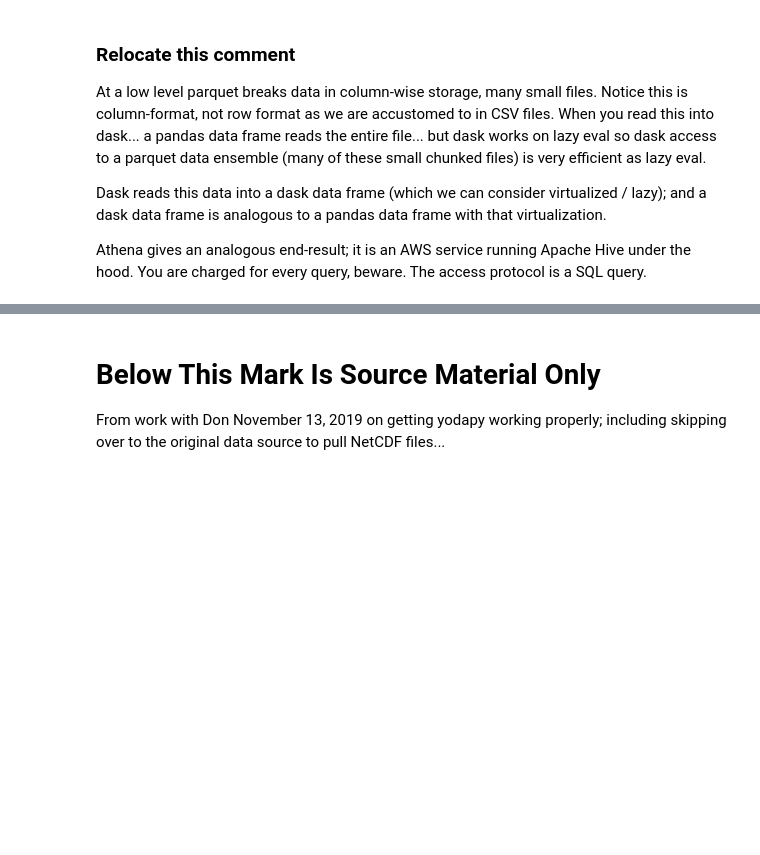
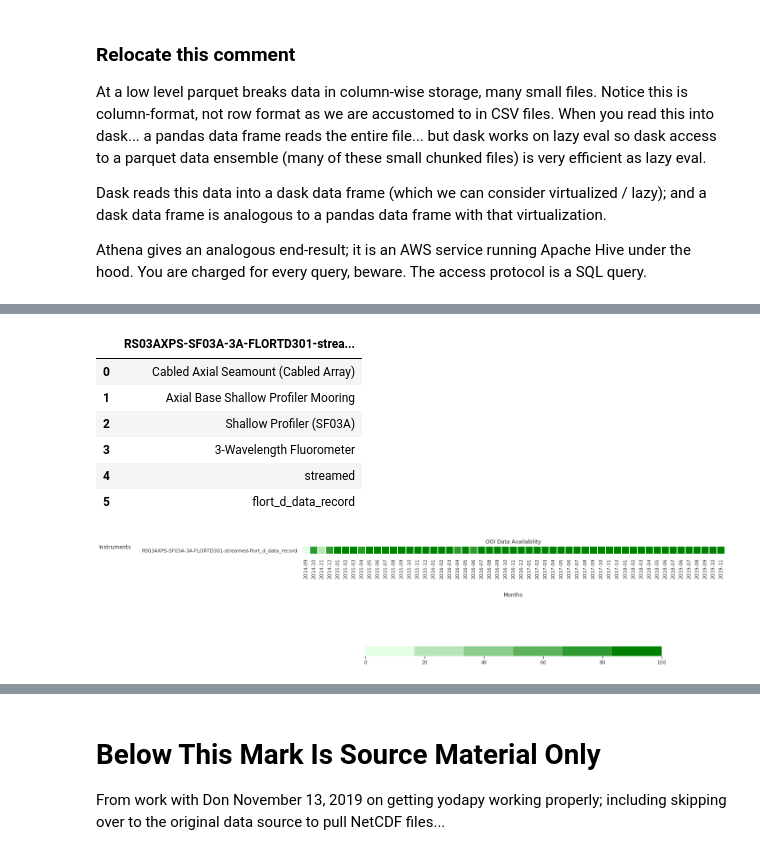
Before and after one commit to robfatland/chlorophyll, a Jupyter notebook: yodapy_NOV2019.ipynb, the cells around one changed output, grey strips where cells are left out. Cells and saved outputs as stored; diff of their text form; code cells hidden in the pictures; blank space fills up the shorter version.

```diff
--- a/yodapy_NOV2019.ipynb
+++ b/yodapy_NOV2019.ipynb
@@ -262,0 +182,31 @@ print('')
+# %%
+# This ooi.search() call:
+#
+# ooi.search(region='cabled', instrument='fluorometer')
+#
+# produces 12 hits. Here is the breakdown; where results suggest site and node search keywords.
+#  Note that Deep Profiler sites have degeneracy in 'recovered_inst' versus 'recovered_wfp' (appear twice)
+#
+#     - (4) Axial Base Deep Profiler Mooring (CDOM Fluorometer,  2-Wavelength Fluorometer)
+#     - (4) Oregon Slope Base Deep Profiler Mooring (CDOM Fluorometer, 2-Wavelength Fluorometer)
+#     - (1) Oregon Slope Base Shallow Profiler Mooring (200m Platform; 2-Wavelength Fluorometer)
+#     - (1) Oregon Slope Base Shallow Profiler Mooring (Shallow Profiler; 3-Wavelength Fluorometer)
+#     - (1) Axial Base Shallow Profiler Mooring (200m Platform; 2-Wavelength Fluorometer)
+#     - (1) Axial Base Shallow Profiler Mooring (Shallow Profiler; 3-Wavelength Fluorometer)
+
+# Resulting searches...
+# ooi.search(region='cabled', site='oregon slope base', node='shallow', instrument='fluorometer')
+# ooi.search(region='cabled', site='oregon slope base', node='200m', instrument='fluorometer')
+ooi.search(region='cabled', site='axial base', node='shallow', instrument='fluorometer')
+# ooi.search(region='cabled', site='axial base', node='200m', instrument='fluorometer')
+ooi.instruments
+ooi.data_availability()
+# %% [output]
+|  | RS03AXPS-SF03A-3A-FLORTD301-strea... |
+| 0 | Cabled Axial Seamount (Cabled Array) |
+| 1 | Axial Base Shallow Profiler Mooring |
+| 2 | Shallow Profiler (SF03A) |
+| 3 | 3-Wavelength Fluorometer |
+| 4 | streamed |
+| 5 | flort_d_data_record |
+[figure, added]
```
Also changed, not shown: parts of 41 cells of this notebook, 10 other files.
